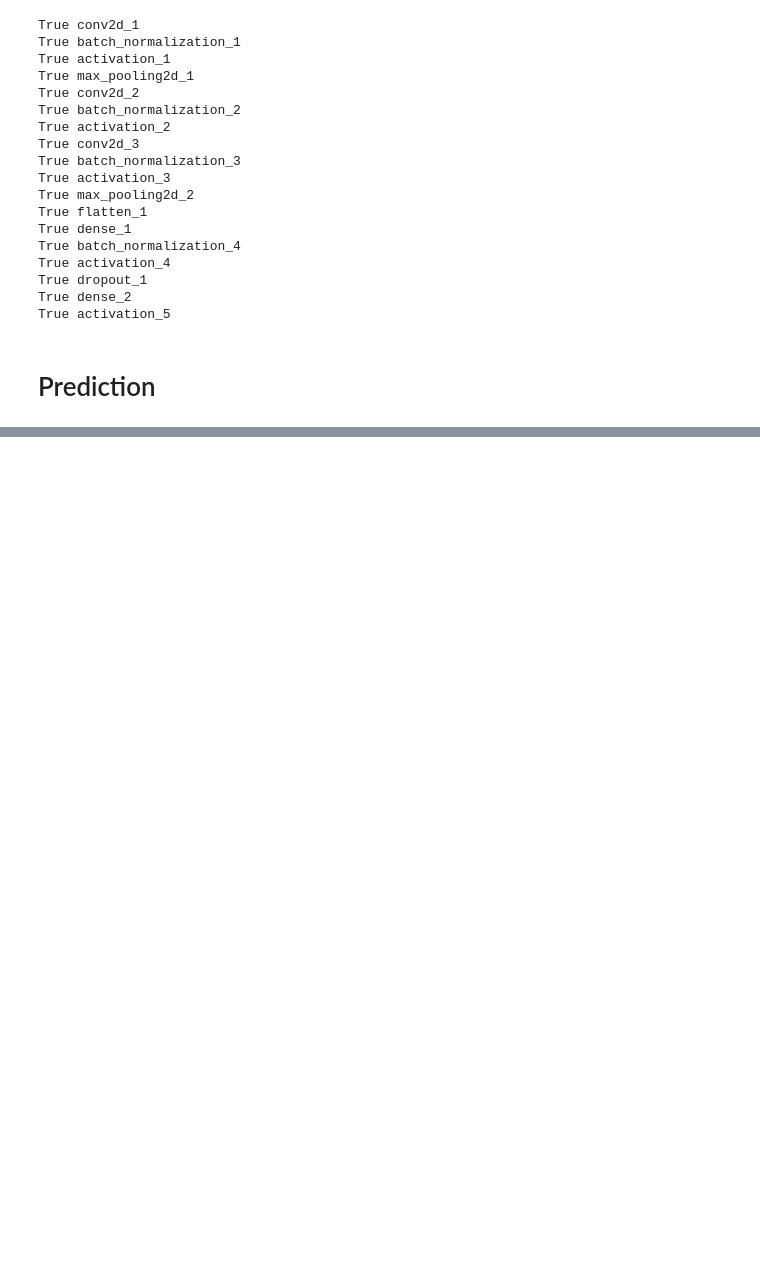
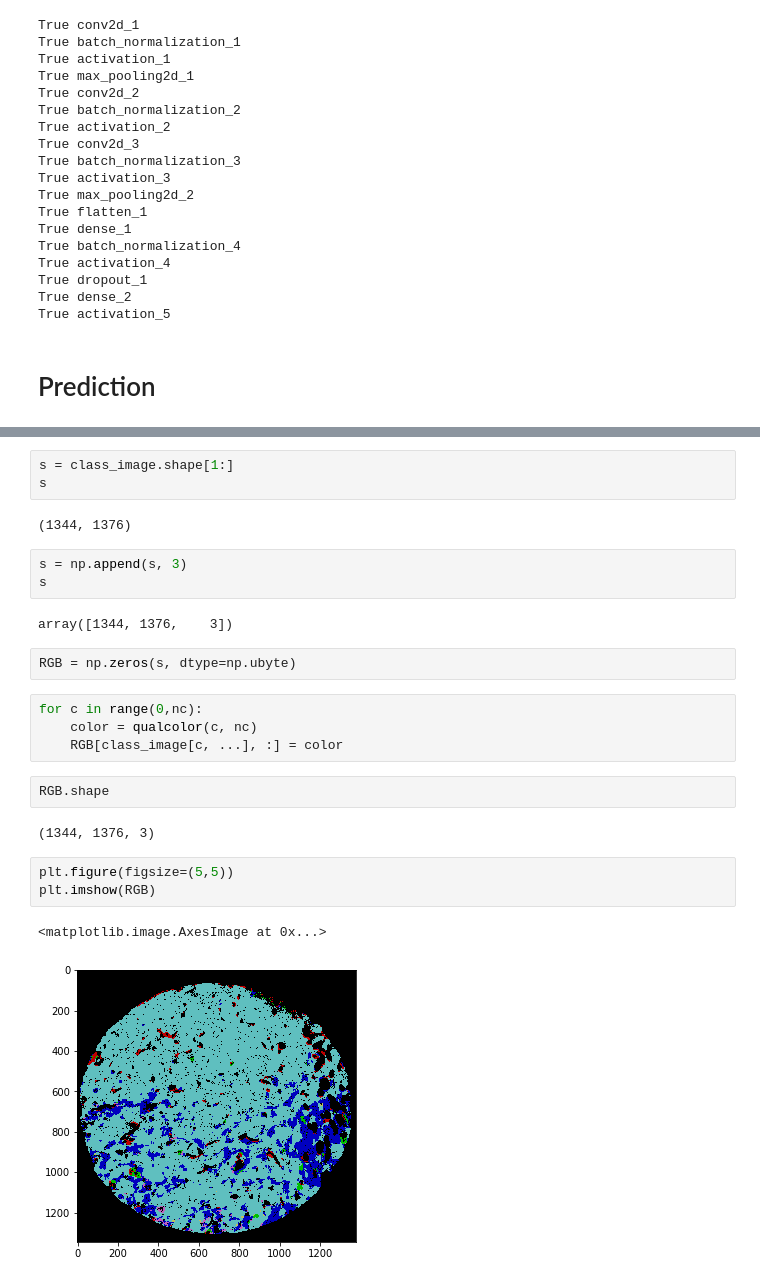
Before and after one commit to lotfollahi/Capstone_Project, a Jupyter notebook: code/Model_1_2_predict.ipynb, the cells around one changed output, grey strips where cells are left out. Drawn from its saved outputs; the diff is of its cells as text; blank space fills up the shorter version.

```diff
--- a/code/Model_1_2_predict.ipynb
+++ b/code/Model_1_2_predict.ipynb
@@ -225,0 +312,26 @@ def cnn_classify_batch(data_path, masks_path, crop_size, num_classes, model, npi
+# %%
+s = class_image.shape[1:]
+s
+# %% [output]
+(1344, 1376)
+# %%
+s = np.append(s, 3)
+s
+# %% [output]
+array([1344, 1376,    3])
+# %%
+RGB = np.zeros(s, dtype=np.ubyte)
+# %%
+for c in range(0,nc):
+    color = qualcolor(c, nc)
+    RGB[class_image[c, ...], :] = color
+# %%
+RGB.shape
+# %% [output]
+(1344, 1376, 3)
+# %%
+plt.figure(figsize=(5,5))
+plt.imshow(RGB)
+# %% [output]
+<matplotlib.image.AxesImage at 0x...>
+[figure, added]
```
Also changed, not shown: parts of 30 cells of this notebook, 1 other file.
